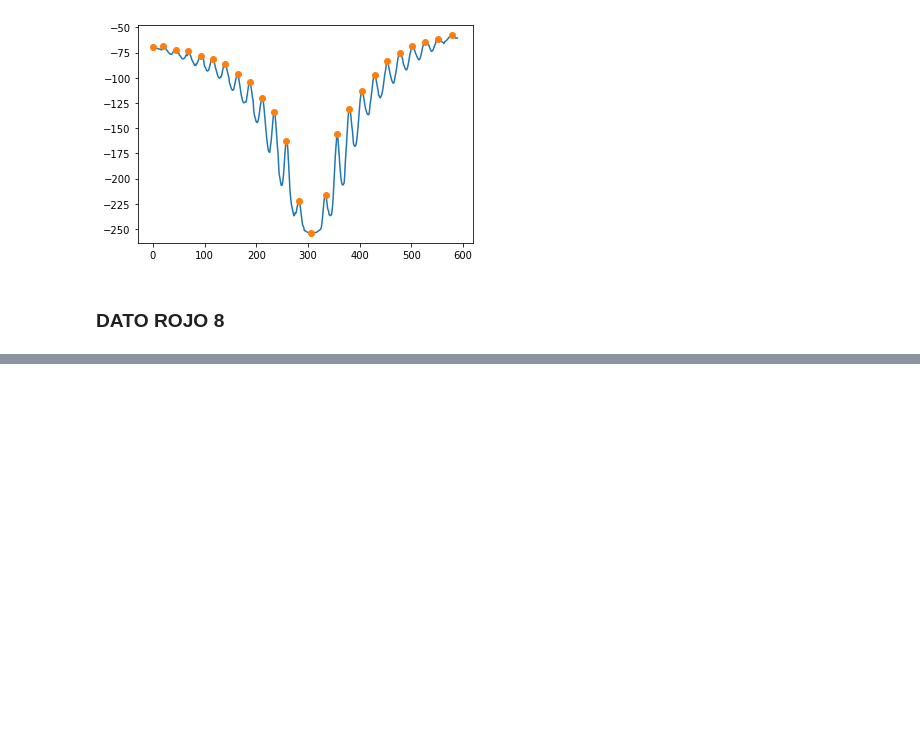
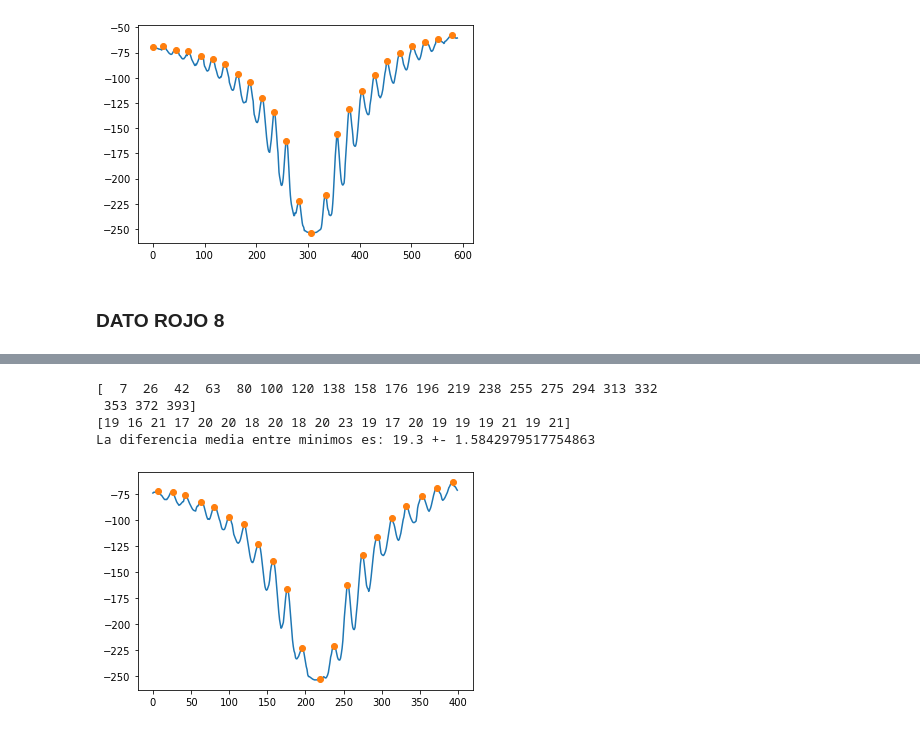
Before and after one commit to LunaKadysz/Laboratorio-4, a Jupyter notebook: Practica2/Practica2.ipynb, the cells around one changed output, grey strips where cells are left out. Saved outputs shown, nothing was run; the diff lists cells and outputs as text; code cells hidden in the pictures; blank space fills up the shorter version.

```diff
--- a/Practica2/Practica2.ipynb
+++ b/Practica2/Practica2.ipynb
@@ -497,12 +499,18 @@ y = - np.array(mediana)
 # %%
 %matplotlib inline
 from scipy.signal import find_peaks
 plt.figure()
-peaks, _ = find_peaks(y,distance= 40)
+peaks, _ = find_peaks(y,distance= 15)
 plt.plot(range(len(y)),y)
 plt.plot(peaks, y[peaks], "o")
 print(peaks)
 
 p = np.diff(peaks)
 print(p)
 print(f'La diferencia media entre minimos es: {np.mean(p)} +- {np.std(p)}')
+# %% [output]
+[  7  26  42  63  80 100 120 138 158 176 196 219 238 255 275 294 313 332
+ 353 372 393]
+[19 16 21 17 20 20 18 20 18 20 23 19 17 20 19 19 19 21 19 21]
+La diferencia media entre minimos es: 19.3 +- 1.5842979517754863
+[figure, added]
```
Also changed, not shown: parts of 9 cells of this notebook.
